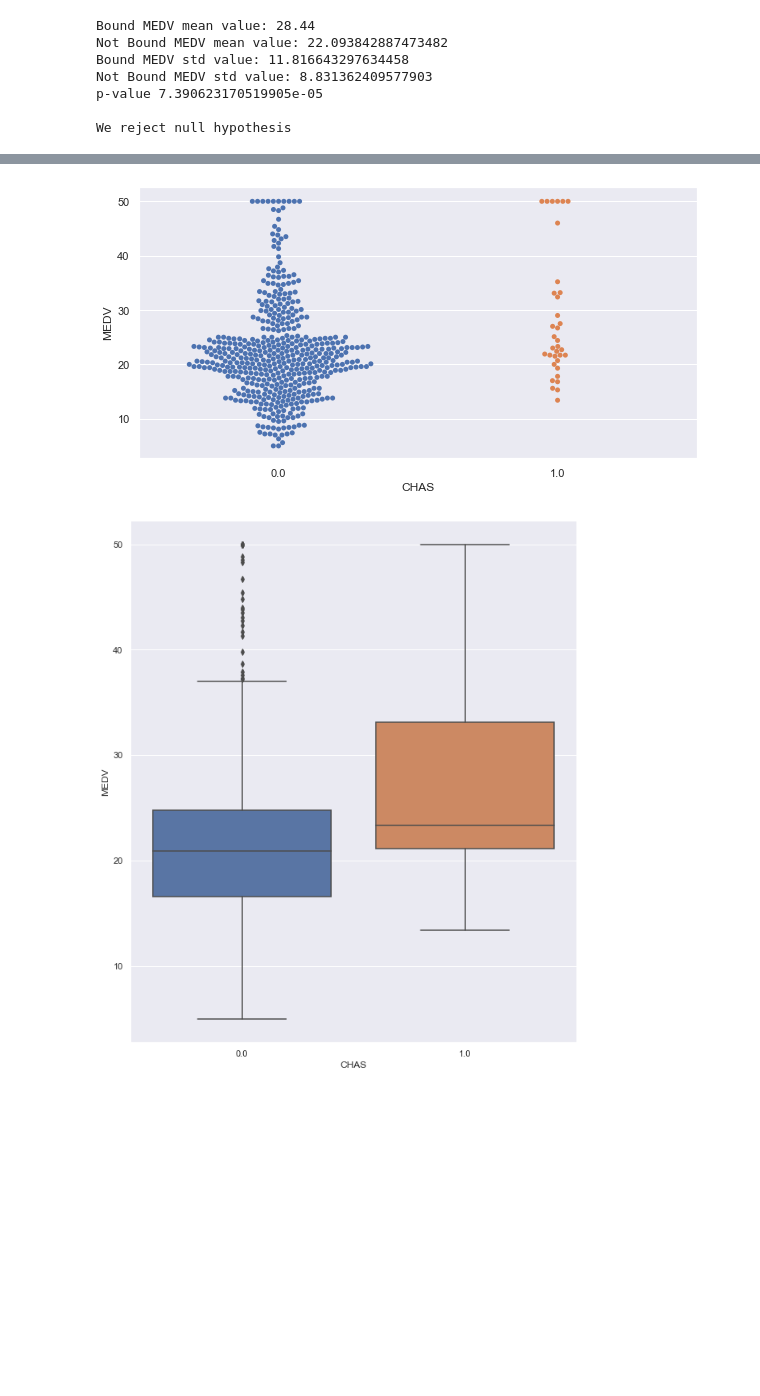
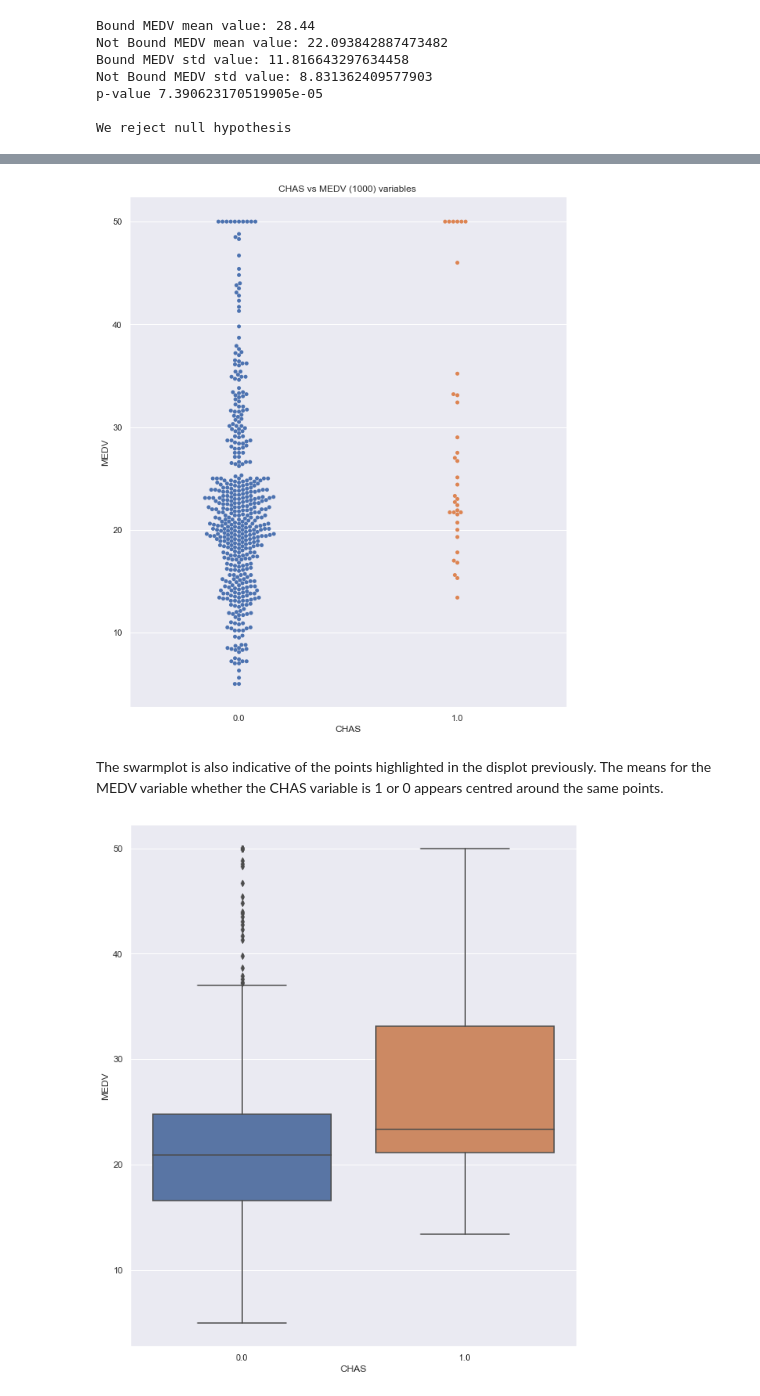
Before and after one commit to ShaunaB93/Machine_learning_and_statistics_assessment, a Jupyter notebook: Overall.ipynb, the cells around one changed output, grey strips where cells are left out. Drawn from its saved outputs; the diff is of its cells as text; code cells hidden in the pictures; blank space fills up the shorter version.

```diff
--- a/Overall.ipynb
+++ b/Overall.ipynb
@@ -416,9 +451,13 @@ plt.show()
 # %%
 #Plots a swarmplot to comparing the MEDV distribution of values where CHAS is 0 and CHAS is 1
 sns.swarmplot(x="CHAS", y="MEDV", data=df)
+plt.title("CHAS vs MEDV (1000) variables ")
 plt.show()
 # %% [output]
-[figure, old version]
+[figure, new version]
+# %% [markdown]
+The swarmplot is also indicative of the points highlighted in the displot previously.
+The means for the MEDV variable whether the CHAS variable is 1 or 0 appears centred around the same points.
 # %%
 #Plots a boxplot to comparing the MEDV distribution of values where CHAS is 0 and CHAS is 1
 sns.set(rc={'figure.figsize':{10,12}})
```
Also changed, not shown: parts of 43 cells of this notebook.
